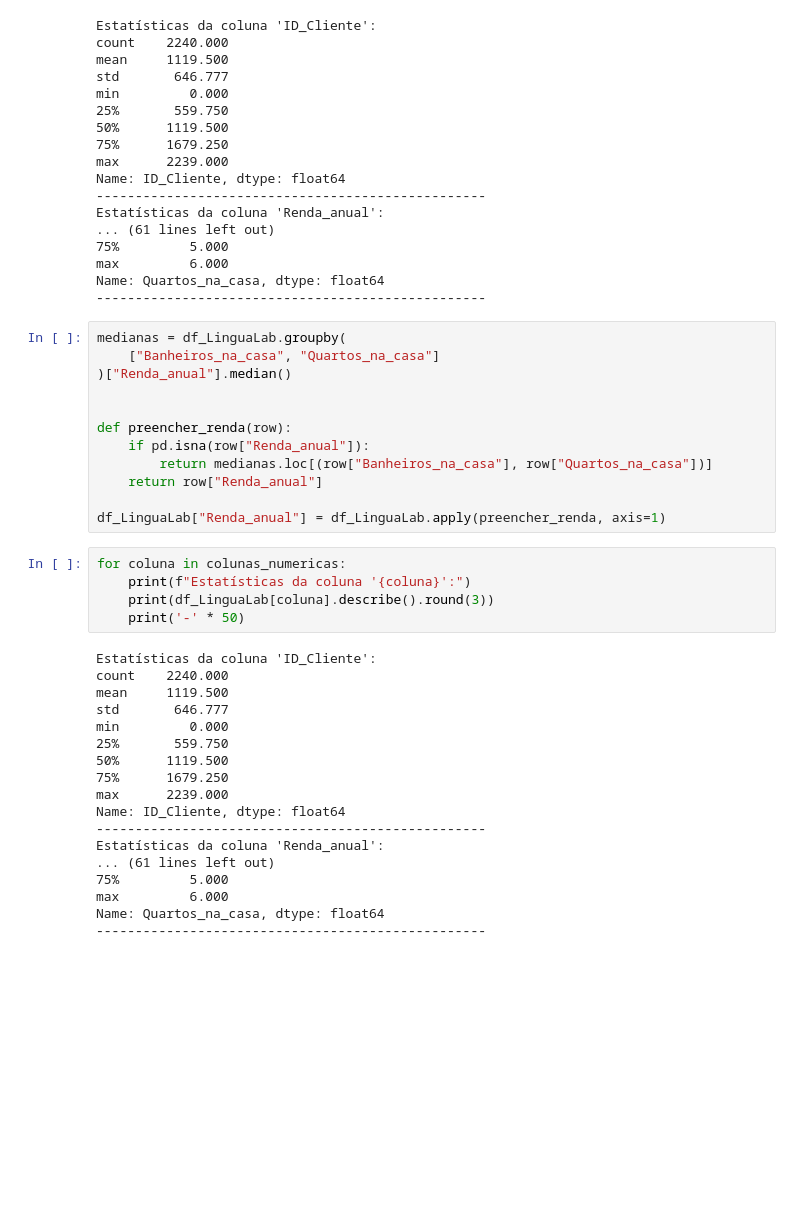
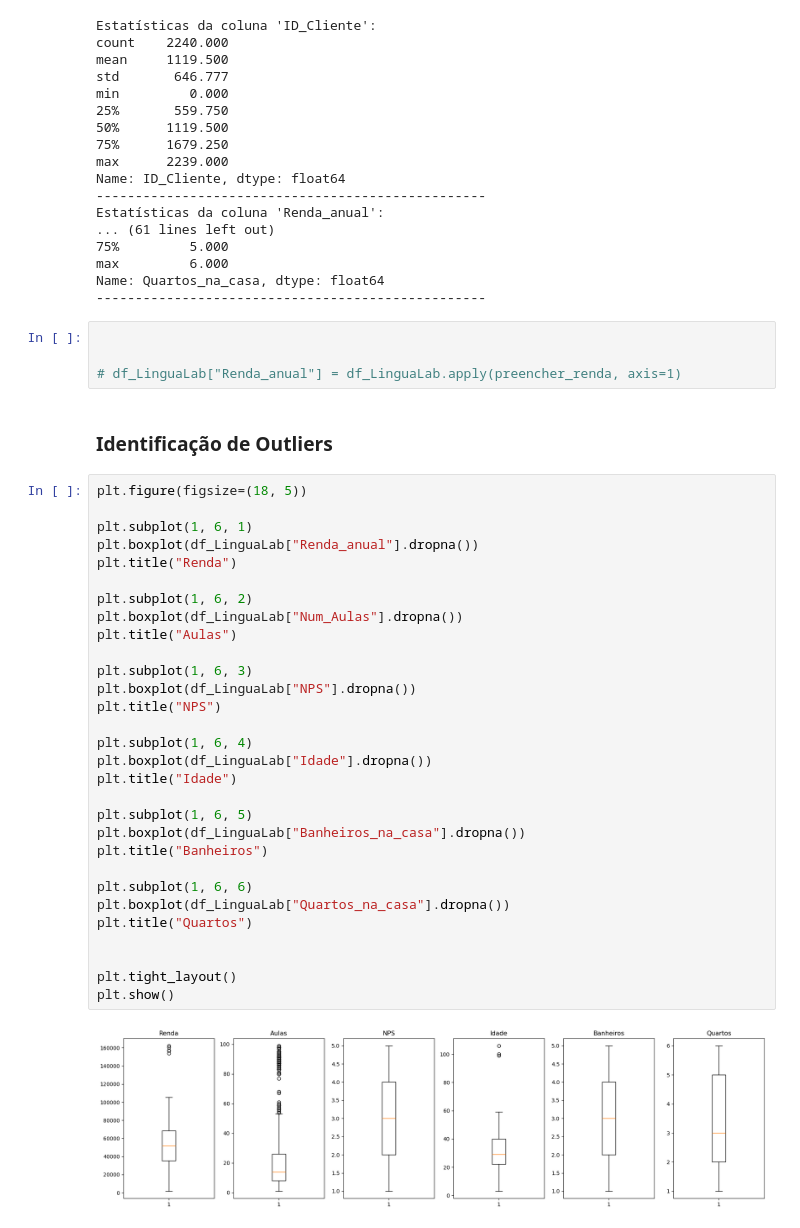
Before and after one commit to PedroMRegis/dados_case1, a Jupyter notebook: analise_LinguaLab/dados.ipynb, the cells around one changed output. Saved outputs shown, nothing was run; the diff lists cells and outputs as text; blank space fills up the shorter version.

```diff
--- a/analise_LinguaLab/dados.ipynb
+++ b/analise_LinguaLab/dados.ipynb
@@ -224,37 +311,40 @@ max         6.000
 Name: Quartos_na_casa, dtype: float64
 --------------------------------------------------
 # %%
-medianas = df_LinguaLab.groupby(
-    ["Banheiros_na_casa", "Quartos_na_casa"]
-)["Renda_anual"].median()
 
 
-def preencher_renda(row):
-    if pd.isna(row["Renda_anual"]):
-        return medianas.loc[(row["Banheiros_na_casa"], row["Quartos_na_casa"])]
-    return row["Renda_anual"]
-
-df_LinguaLab["Renda_anual"] = df_LinguaLab.apply(preencher_renda, axis=1)
+# df_LinguaLab["Renda_anual"] = df_LinguaLab.apply(preencher_renda, axis=1)
-# %%
-for coluna in colunas_numericas:
-    print(f"Estatísticas da coluna '{coluna}':")
-    print(df_LinguaLab[coluna].describe().round(3))
-    print('-' * 50)
-# %% [output]
-Estatísticas da coluna 'ID_Cliente':
-count    2240.000
-mean     1119.500
-std       646.777
-min         0.000
-25%       559.750
-50%      1119.500
-75%      1679.250
-max      2239.000
-Name: ID_Cliente, dtype: float64
---------------------------------------------------
-Estatísticas da coluna 'Renda_anual':
-... (61 lines left out)
-75%         5.000
-max         6.000
-Name: Quartos_na_casa, dtype: float64
---------------------------------------------------
+# %% [markdown]
+### Identificação de Outliers
+# %%
+plt.figure(figsize=(18, 5))
+
+plt.subplot(1, 6, 1)
+plt.boxplot(df_LinguaLab["Renda_anual"].dropna())
+plt.title("Renda")
+
+plt.subplot(1, 6, 2)
+plt.boxplot(df_LinguaLab["Num_Aulas"].dropna())
+plt.title("Aulas")
+
+plt.subplot(1, 6, 3)
+plt.boxplot(df_LinguaLab["NPS"].dropna())
+plt.title("NPS")
+
+plt.subplot(1, 6, 4)
+plt.boxplot(df_LinguaLab["Idade"].dropna())
+plt.title("Idade")
+
+plt.subplot(1, 6, 5)
+plt.boxplot(df_LinguaLab["Banheiros_na_casa"].dropna())
+plt.title("Banheiros")
+
+plt.subplot(1, 6, 6)
+plt.boxplot(df_LinguaLab["Quartos_na_casa"].dropna())
+plt.title("Quartos")
+
+
+plt.tight_layout()
+plt.show()
+# %% [output]
+[figure, added]
```
Also changed, not shown: parts of 61 cells of this notebook.
